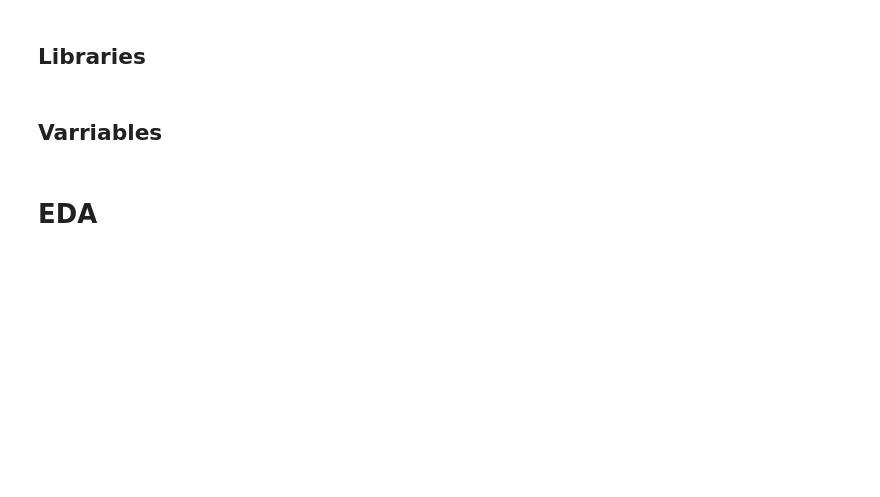
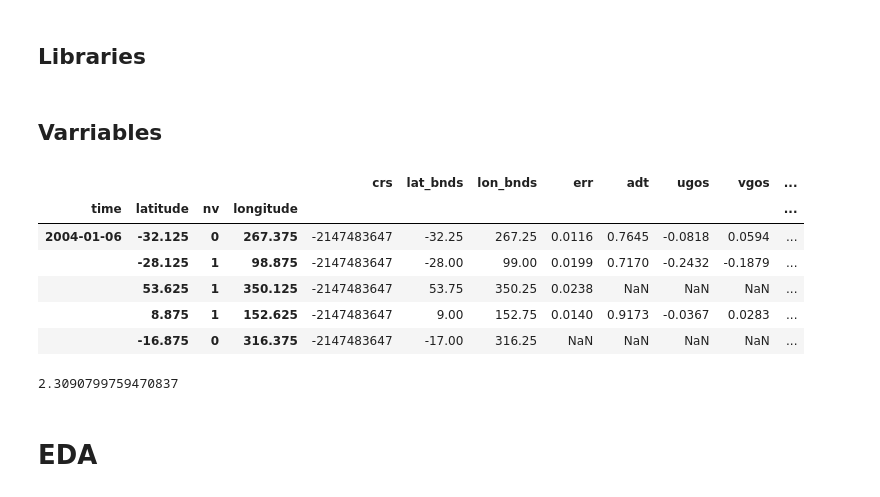
Before and after one commit to Dudgit/Data_sience_lab, a Jupyter notebook: EDA/Pandasread.ipynb, the cells around one changed output. Cells and saved outputs as stored; diff of their text form; code cells hidden in the pictures; blank space fills up the shorter version.

```diff
--- a/EDA/Pandasread.ipynb
+++ b/EDA/Pandasread.ipynb
@@ -19,5 +19,20 @@ filepath =  "osu_daily_sla_geovel_1993_v2"
 ds = xr.open_dataset(f'../data/{filepath}.nc')
 df = ds.to_dataframe()
+# %%
+df.sample(5)
+# %% [output]
+|  |  |  |  | crs | lat_bnds | lon_bnds | err | adt | ugos | vgos | ... |
+| time | latitude | nv | longitude |  |  |  |  |  |  |  | ... |
+| 2004-01-06 | -32.125 | 0 | 267.375 | -2147483647 | -32.25 | 267.25 | 0.0116 | 0.7645 | -0.0818 | 0.0594 | ... |
+|  | -28.125 | 1 | 98.875 | -2147483647 | -28.00 | 99.00 | 0.0199 | 0.7170 | -0.2432 | -0.1879 | ... |
+|  | 53.625 | 1 | 350.125 | -2147483647 | 53.75 | 350.25 | 0.0238 | NaN | NaN | NaN | ... |
+|  | 8.875 | 1 | 152.625 | -2147483647 | 9.00 | 152.75 | 0.0140 | 0.9173 | -0.0367 | 0.0283 | ... |
+|  | -16.875 | 0 | 316.375 | -2147483647 | -17.00 | 316.25 | NaN | NaN | NaN | NaN | ... |
+# %%
+df.adt.isna().sum()
+len(df.adt)/df.adt.isna().sum()
+# %% [output]
+2.3090799759470837
 # %% [markdown]
 # EDA
 # %% [markdown]
```
Also changed, not shown: parts of 1 cell of this notebook, 4 other files.
